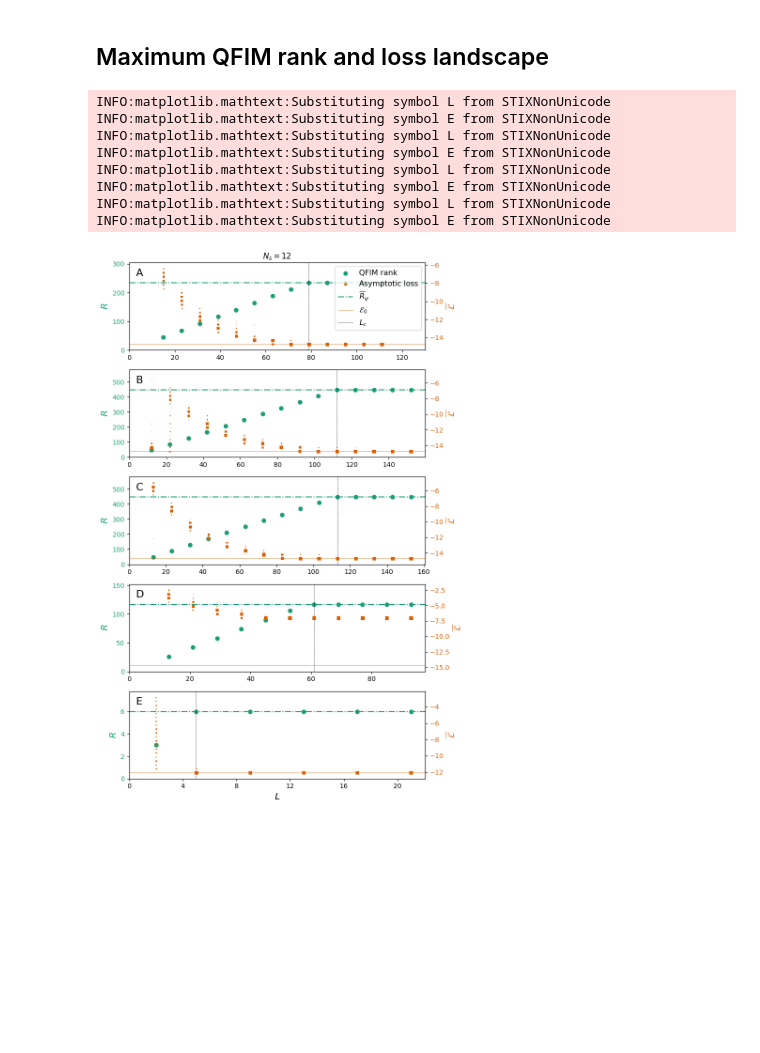
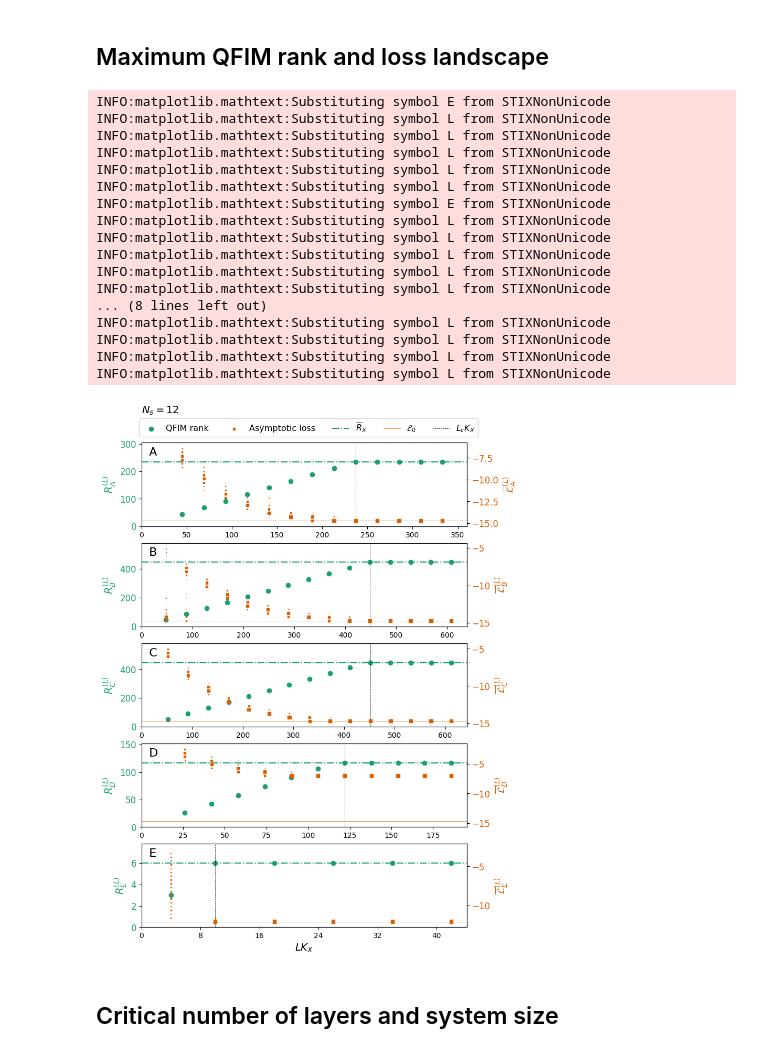
Before and after one commit to yiiyama/z2vqe, a Jupyter notebook: paper_plots.ipynb, the cells around one changed output. Cells and saved outputs as stored; diff of their text form; code cells hidden in the pictures; blank space fills up the shorter version.

```diff
--- a/paper_plots.ipynb
+++ b/paper_plots.ipynb
@@ -17,6 +17,7 @@ from z2vqe.experiments.qfim import get_rsat_lcritical
 logging.basicConfig(level=logging.INFO)
 # %%
 configs = ['g_m_h', 'g_m_hsp', 'gsp_m_h', 'g_h', 'm_h']
+num_layer_params = [3, 4, 4, 2, 2]
 num_fs = np.arange(2, 7)
 datadir = Path('/data/iiyama/z2vqe')
 # %% [markdown]
@@ -345,57 +362,72 @@ fig, axs = plt.subplots(5, 1, figsize=(8, 12))
 colors = mpl.color_sequences['Dark2']
 nbins = 20
 
-for iconfig, (config, cname) in enumerate(zip(configs, ['A', 'B', 'C', 'D', 'E'])):
+for iconfig, (config, num_param, cname) in enumerate(zip(configs, num_layer_params, ['A', 'B', 'C', 'D', 'E'])):
     exact_e0 = np.linalg.eigvalsh(hamiltonians[config][num_f])[0]
     axl = axs[iconfig]
     axr = axl.twinx()
 
-    hqr = axl.scatter(nls[config][num_f], np.mean(qfim_ranks[config][num_f], axis=1), color=colors[0],
+    hqr = axl.scatter(nls[config][num_f] * num_param, np.mean(qfim_ranks[config][num_f], axis=1), color=colors[0],
                       marker='o')
     hrpsi = axl.axhline(rsats[config][num_f], color=colors[0], linestyle='-.')
-    axl.set_ylabel('$R$', color=colors[0], fontsize=14)
-    axl.tick_params(axis='y', labelcolor=colors[0])
+    axl.set_ylabel(r'$R_{%s}^{(L)}$' % cname, color=colors[0], fontsize=14)
+    axl.tick_params(axis='y', labelcolor=colors[0], labelsize=12)
     axl.set_ylim(0., np.max(qfim_ranks[config][num_f]) * 1.3)
-    hlc = axl.axvline(lcriticals[config][num_f], color='k', linestyle='--', linewidth=0.5)
+    hlc = axl.axvline(lcriticals[config][num_f] * num_param, color='k', linestyle='--', linewidth=0.5)
 
     ymax = np.max(vqe_losses[config][num_f])
     binsize = (ymax - exact_e0) / (nbins - 0.5)
     ymin = exact_e0 - binsize * 0.5
     for nl, data in zip(nls[config][num_f], vqe_losses[config][num_f]):
         hist, edges = np.histogram(data, bins=nbins, range=(ymin, ymax))
-        hal = axr.scatter(np.full(nbins, nl), (edges[:-1] + edges[1:]) * 0.5, s=hist * 0.02,
+        hal = axr.scatter(np.full(nbins, nl * num_param), (edges[:-1] + edges[1:]) * 0.5, s=hist * 0.02,
                           marker='s', color=colors[1])
     he0 = axr.axhline(exact_e0, color=colors[1], linestyle='-', linewidth=0.5)
-    axr.set_ylabel(r'$\overline{\mathcal{L}}$', color=colors[1], fontsize=14)
+    axr.set_ylabel(r'$\overline{\mathcal{L}}^{(L)}_{%s}$' % cname, color=colors[1], fontsize=14)
     axr.set_ylim(ymin - binsize, ymax + binsize)
-    axr.tick_params(axis='y', labelcolor=colors[1])
+    axr.tick_params(axis='y', labelcolor=colors[1], labelsize=12)
 
     axl.text(0, np.max(qfim_ranks[config][num_f]) * 1.1, f'  {cname}', fontsize=16, ha='left')
-    axl.set_xlim(0., np.max(nls[config][num_f]) * 1.05)
+    axl.set_xlim(0., np.max(nls[config][num_f]) * num_param * 1.05)
 
     if iconfig == 0:
-        axr.set_xlim(0., 130.)
-        axr.legend(
-            [hqr, hal, hrpsi, he0, hlc],
-            ['QFIM rank', 'Asymptotic loss', r'$\overline{R}_{\psi}$', r'$\mathcal{E}_0$', '$L_c$'],
-            fontsize=11.5
-        )
+        axr.set_xlim(0., 120. * num_param)
+
     if iconfig == 4:
-        ticks = np.arange(0, 23, 4)
-        axr.set_xticks(ticks, labels=[f'{x}' for x in ticks])
+        ticks = np.arange(0, 23, 4) * num_param
+        axr.set_xticks(ticks, labels=[f'{x}' for x in ticks], fontsize=12)
 
-axs[0].set_title('$N_s = 12$')
-axs[-1].set_xlabel('$L$', fontsize=14)
+axs[0].legend(
+    [hqr, hal, hrpsi, he0, hlc],
+    ['QFIM rank', 'Asymptotic loss', r'$\overline{R}_{X}$', r'$\mathcal{E}_0$', '$L_cK_X$'],
+    fontsize=11.5,
+    bbox_to_anchor=(-0.02, 1.02, 0.98, .102),
+    loc='lower left',
+    ncols=5
+)
+axs[0].text(0., 1.35, '$N_s=12$', transform=axs[0].transAxes, fontsize=14)
+axs[-1].set_xlabel('$LK_X$', fontsize=14)
 
-fig.tight_layout()
+# fig.tight_layout()
 fig.savefig('/home/iiyama/src/z2vqe/plots/rank_loss.pdf', bbox_inches='tight')
 # %% [output]
+INFO:matplotlib.mathtext:Substituting symbol E from STIXNonUnicode
+INFO:matplotlib.mathtext:Substituting symbol L from STIXNonUnicode
+INFO:matplotlib.mathtext:Substituting symbol L from STIXNonUnicode
+INFO:matplotlib.mathtext:Substituting symbol L from STIXNonUnicode
+INFO:matplotlib.mathtext:Substituting symbol L from STIXNonUnicode
 INFO:matplotlib.mathtext:Substituting symbol L from STIXNonUnicode
 INFO:matplotlib.mathtext:Substituting symbol E from STIXNonUnicode
 INFO:matplotlib.mathtext:Substituting symbol L from STIXNonUnicode
-INFO:matplotlib.mathtext:Substituting symbol E from STIXNonUnicode
 INFO:matplotlib.mathtext:Substituting symbol L from STIXNonUnicode
-INFO:matplotlib.mathtext:Substituting symbol E from STIXNonUnicode
 INFO:matplotlib.mathtext:Substituting symbol L from STIXNonUnicode
-INFO:matplotlib.mathtext:Substituting symbol E from STIXNonUnicode
+INFO:matplotlib.mathtext:Substituting symbol L from STIXNonUnicode
+INFO:matplotlib.mathtext:Substituting symbol L from STIXNonUnicode
+... (8 lines left out)
+INFO:matplotlib.mathtext:Substituting symbol L from STIXNonUnicode
+INFO:matplotlib.mathtext:Substituting symbol L from STIXNonUnicode
+INFO:matplotlib.mathtext:Substituting symbol L from STIXNonUnicode
+INFO:matplotlib.mathtext:Substituting symbol L from STIXNonUnicode
-[figure, old version]
+[figure, new version]
+# %% [markdown]
+## Critical number of layers and system size
```
Also changed, not shown: parts of 9 cells of this notebook.
